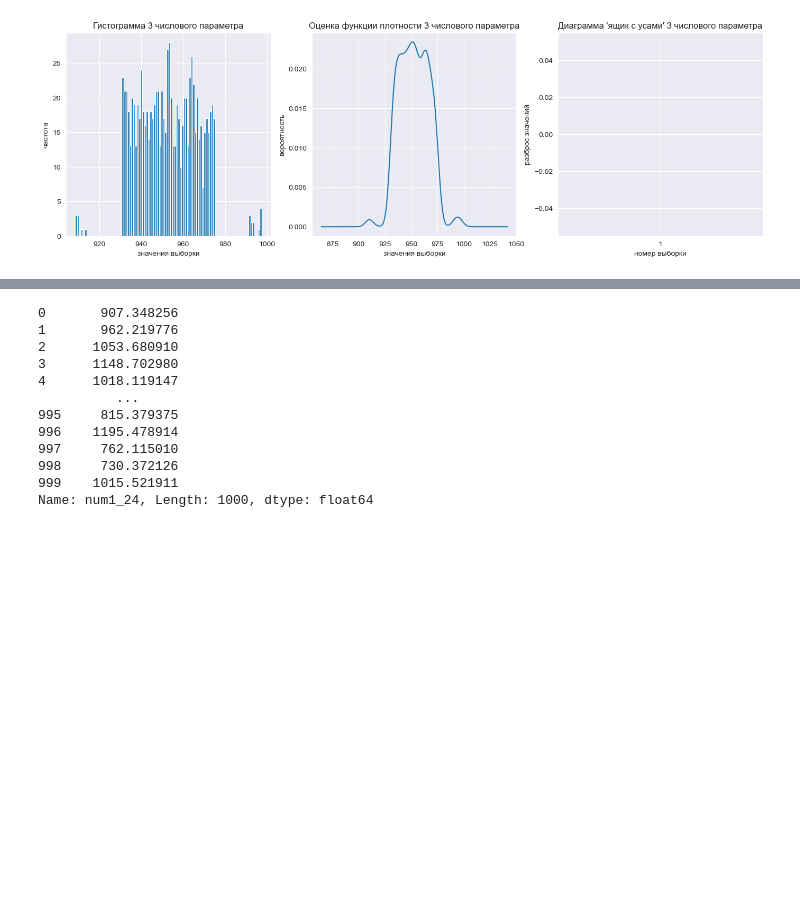
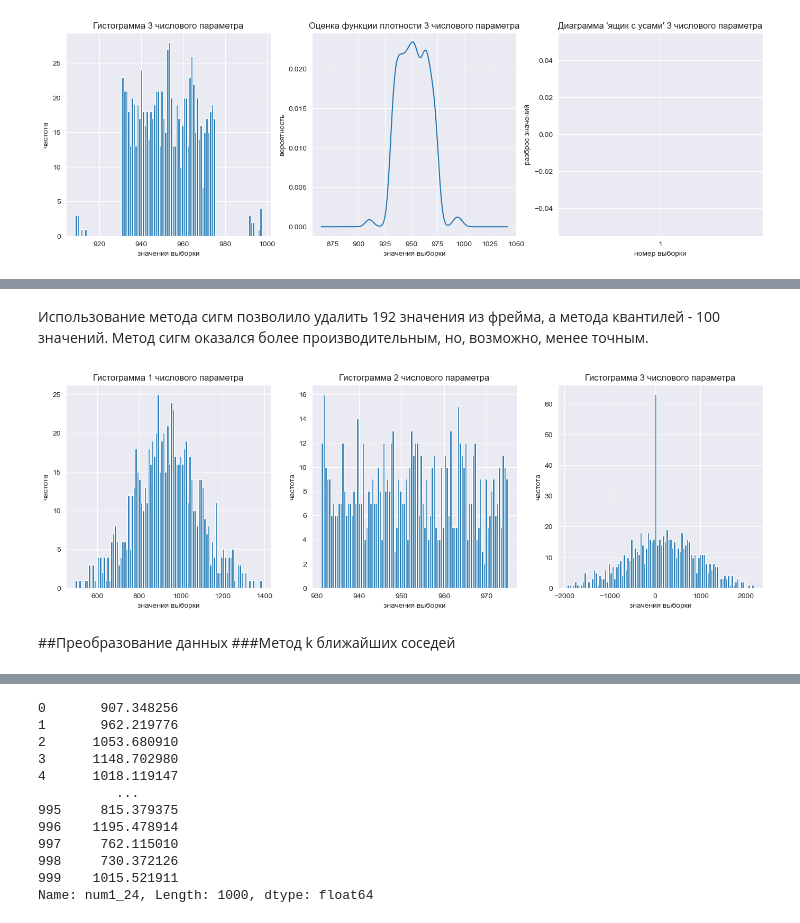
Before and after one commit to fongradnastya/data_analysis_1, a Jupyter notebook: notebooks/work1.ipynb, the cells around one changed output, grey strips where cells are left out. Drawn from its saved outputs; the diff is of its cells as text; code cells hidden in the pictures; blank space fills up the shorter version.

Commit message:
Removed outline values

```diff
--- a/notebooks/work1.ipynb
+++ b/notebooks/work1.ipynb
@@ -230,0 +238,4 @@ plt.show()
+# %%
+frame_copy = frame.copy()
+frame_quantile = frame.copy()
+frame_sigma = frame.copy()
@@ -230,0 +245,4 @@ plt.show()
+# %%
+_, low, upp = sigmaclip(frame_sigma[NUM_1], 3, 3)
+dropped_values = frame_sigma[NUM_1][(frame_sigma[NUM_1] < low) | (frame_sigma[NUM_1] > upp)]
+frame_sigma = frame_sigma.drop(dropped_values.index, axis=0)
@@ -230,0 +265,10 @@ plt.show()
+# %%
+frame_sigma[NUM_2] = frame_sigma[NUM_2].fillna(0)
+frame_sigma[NUM_3] = frame_sigma[NUM_3].fillna(0)
+_, low, upp = sigmaclip(frame_sigma[NUM_2], 3, 3)
+dropped_values = frame_sigma[NUM_2][(frame_sigma[NUM_2] < low) | (frame_sigma[NUM_2] > upp)]
+frame_sigma = frame_sigma.drop(dropped_values.index)
+_, low, upp = sigmaclip(frame_sigma[NUM_3], 3, 3)
+dropped_values = frame_sigma[NUM_3][(frame_sigma[NUM_3] < low) | (frame_sigma[NUM_3] > upp)]
+frame_sigma = frame_sigma.drop(dropped_values.index)
+frame_sigma
@@ -248,3 +356,25 @@ def outlier_estimation(value):
+# %% [markdown]
+Использование метода сигм позволило удалить 192 значения из фрейма, а метода квантилей - 100 значений. Метод сигм оказался более производительным, но, возможно, менее точным.
+# %%
+frame = frame_sigma
+# %%
+fig = plt.figure(figsize=(17, 5))
+ax = fig.add_subplot(131)
+ax2 = fig.add_subplot(133)
+ax3 = fig.add_subplot(132)
+ax.hist(frame[NUM_1], bins=100)
+ax2.hist(frame[NUM_2], bins=100)
+ax3.hist(frame[NUM_3], bins=100)
+ax.set_title("Гистограмма 1 числового параметра")
+ax3.set_title("Гистограмма 2 числового параметра")
+ax2.set_title("Гистограмма 3 числового параметра")
+plt.setp([ax, ax2, ax3], xlabel='значения выборки', ylabel='частота')
+plt.show()
+# %% [output]
+[figure, added]
+# %% [markdown]
+##Преобразование данных
+###Метод k ближайших соседей
 # %%
 median = frame[NUM_2].median()
 frame[NUM_2] = frame[NUM_2].fillna(median)
```
Also changed, not shown: parts of 17 cells of this notebook.
